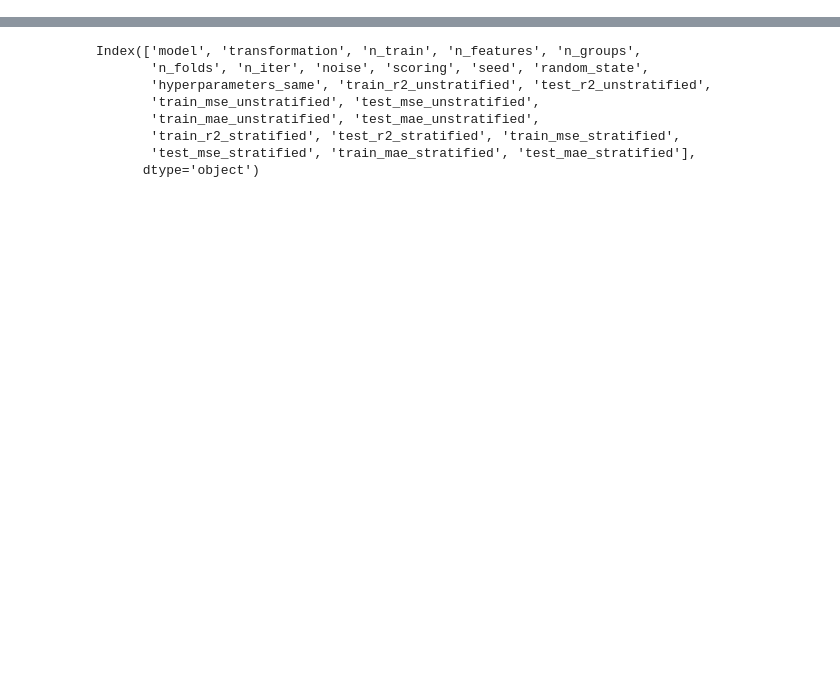
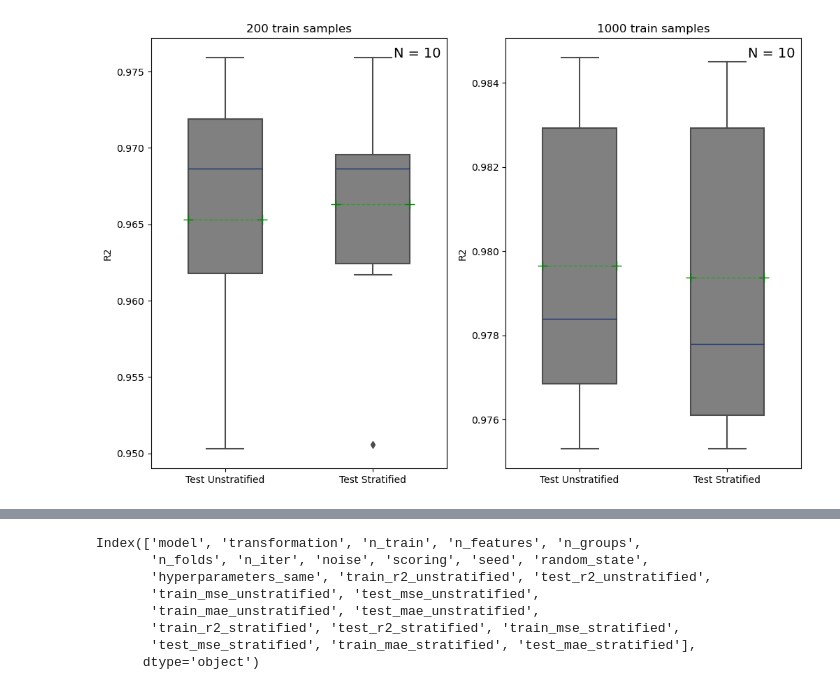
Before and after one commit to annegriddl/slds_stratification, a Jupyter notebook: Simulations/Experiments4 Final SetUp RF/visualization_results_Nadja.ipynb, the cells around one changed output, grey strips where cells are left out. Drawn from its saved outputs; the diff is of its cells as text; code cells hidden in the pictures; blank space fills up the shorter version.

```diff
--- a/Simulations/Experiments4 Final SetUp RF/visualization_results_Nadja.ipynb
+++ b/Simulations/Experiments4 Final SetUp RF/visualization_results_Nadja.ipynb
@@ -329,0 +280,28 @@ Name: 99, dtype: object
+# %%
+conditions = {
+    "model_info_model": 'RandomForestRegressor',
+    "model_info_transformation": 'identity',
+    "model_info_n_train": None,
+    "model_info_n_features": 10,
+    "model_info_n_groups": 10,
+    "model_info_n_folds": 5,
+    "model_info_n_iter": 200,
+    "model_info_FD_noise": 0,
+    "model_info_scoring": 'neg_mean_squared_error'
+}
+value1= 200
+value2 = 1000
+
+# write query for whole data
+query_string = ' and '.join([f"{key} == {repr(value)}" for key, value in conditions.items() if value is not None])
+data_filtered = data.query(query_string)
+
+# comparison boxplots by one variable
+keys_with_none_value = [key for key, value in conditions.items() if value is None]
+data_filtered_1 = data_filtered[(data_filtered[keys_with_none_value[0]] == value1)]
+data_filtered_2 = data_filtered[(data_filtered[keys_with_none_value[0]] == value2)]
+
+# plot boxplots
+plot_boxplots(data_filtered_1, data_filtered_2, metric='r2')
+# %% [output]
+[figure, added]
```
Also changed, not shown: parts of 45 cells of this notebook, 1 other file.
